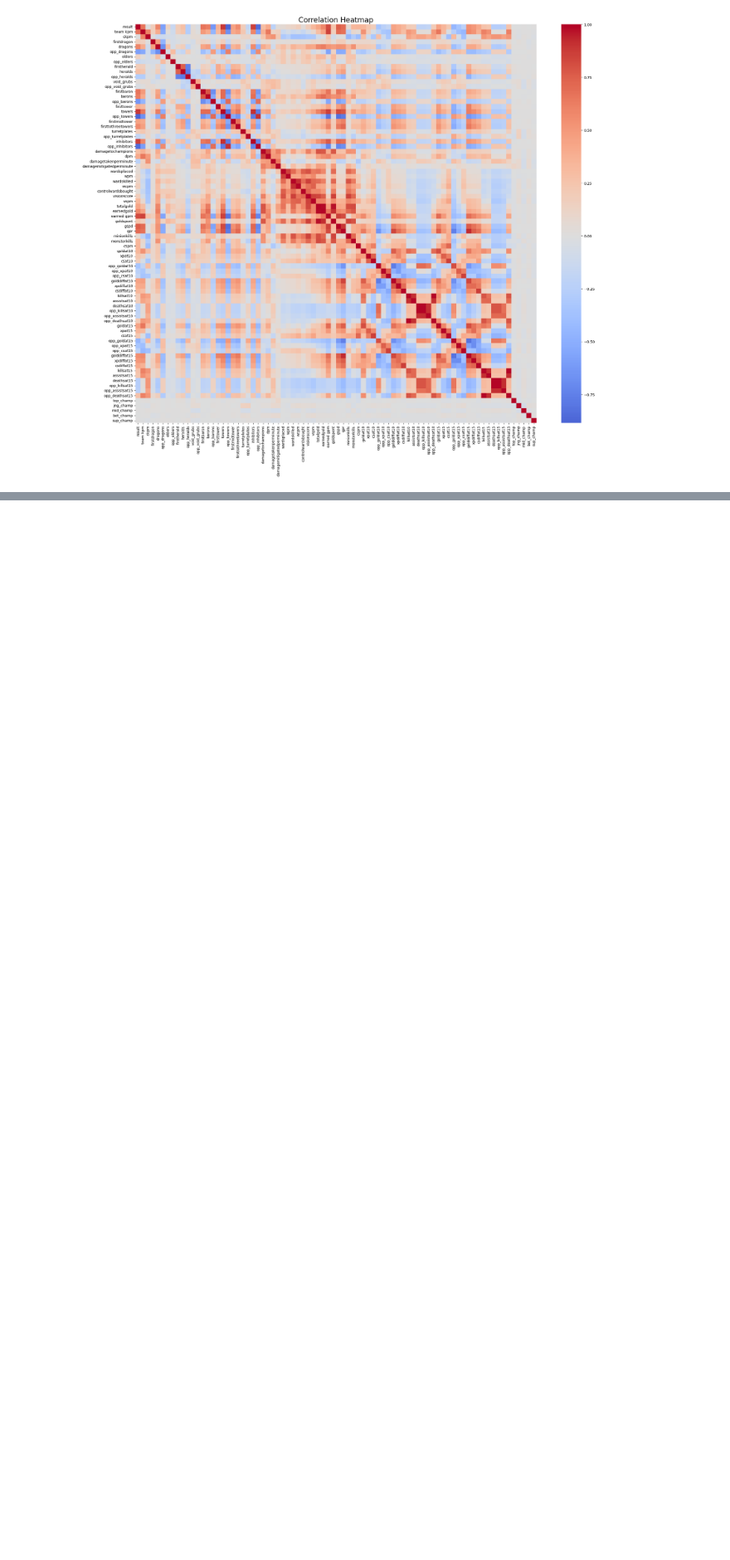
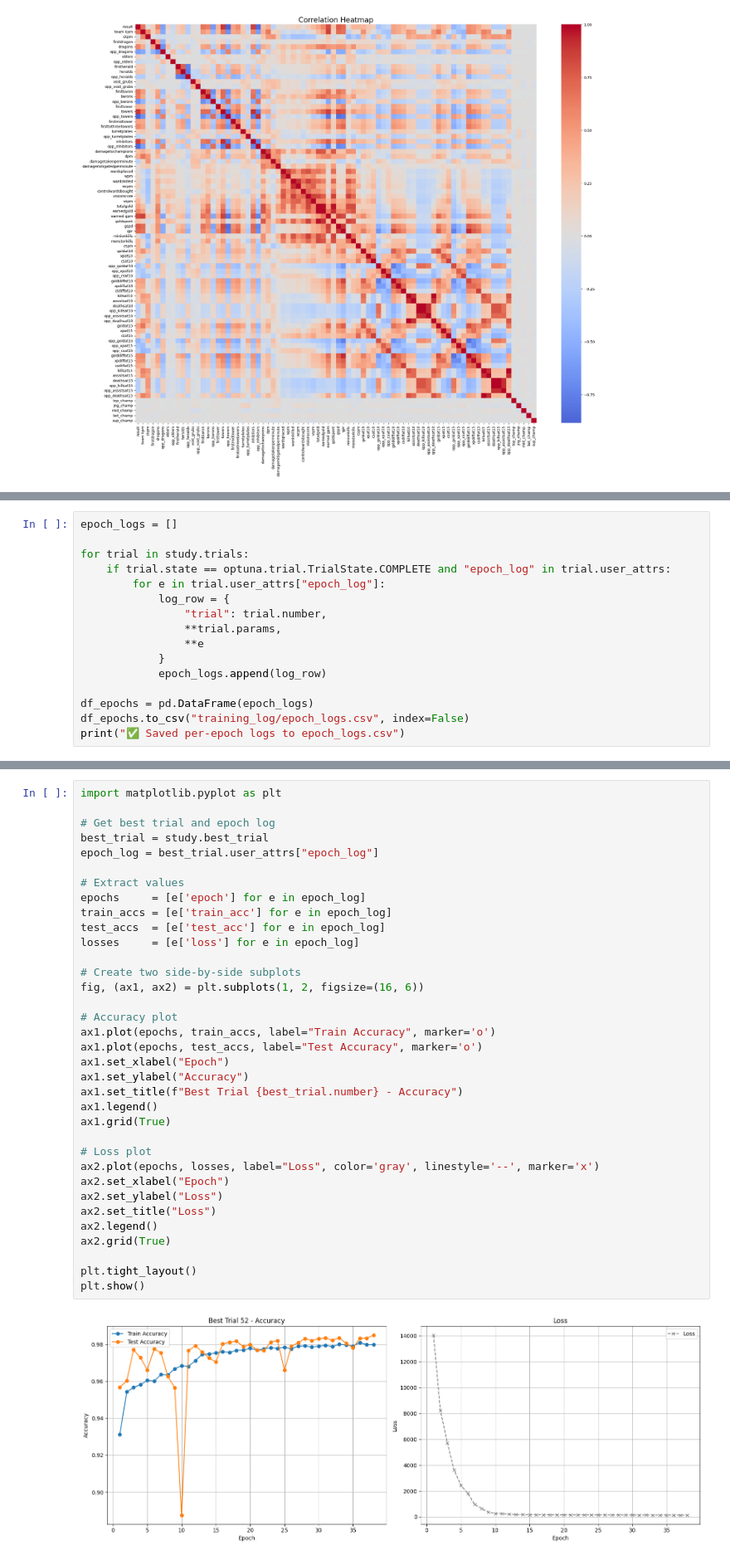
Before and after one commit to quiet98k/LOL-Win-Prediction, a Jupyter notebook: prediction.ipynb, the cells around one changed output, grey strips where cells are left out. Shown at 83% size. Saved outputs shown, nothing was run; the diff lists cells and outputs as text; blank space fills up the shorter version.

Commit message:
donw with training

```diff
--- a/prediction.ipynb
+++ b/prediction.ipynb
@@ -336,0 +569,16 @@ plt.show()
+# %%
+epoch_logs = []
+
+for trial in study.trials:
+    if trial.state == optuna.trial.TrialState.COMPLETE and "epoch_log" in trial.user_attrs:
+        for e in trial.user_attrs["epoch_log"]:
+            log_row = {
+                "trial": trial.number,
+                **trial.params,
+                **e
+            }
+            epoch_logs.append(log_row)
+
+df_epochs = pd.DataFrame(epoch_logs)
+df_epochs.to_csv("training_log/epoch_logs.csv", index=False)
+print("✅ Saved per-epoch logs to epoch_logs.csv")
@@ -336,0 +599,37 @@ plt.show()
+# %%
+import matplotlib.pyplot as plt
+
+# Get best trial and epoch log
+best_trial = study.best_trial
+epoch_log = best_trial.user_attrs["epoch_log"]
+
+# Extract values
+epochs     = [e['epoch'] for e in epoch_log]
+train_accs = [e['train_acc'] for e in epoch_log]
+test_accs  = [e['test_acc'] for e in epoch_log]
+losses     = [e['loss'] for e in epoch_log]
+
+# Create two side-by-side subplots
+fig, (ax1, ax2) = plt.subplots(1, 2, figsize=(16, 6))
+
+# Accuracy plot
+ax1.plot(epochs, train_accs, label="Train Accuracy", marker='o')
+ax1.plot(epochs, test_accs, label="Test Accuracy", marker='o')
+ax1.set_xlabel("Epoch")
+ax1.set_ylabel("Accuracy")
+ax1.set_title(f"Best Trial {best_trial.number} - Accuracy")
+ax1.legend()
+ax1.grid(True)
+
+# Loss plot
+ax2.plot(epochs, losses, label="Loss", color='gray', linestyle='--', marker='x')
+ax2.set_xlabel("Epoch")
+ax2.set_ylabel("Loss")
+ax2.set_title("Loss")
+ax2.legend()
+ax2.grid(True)
+
+plt.tight_layout()
+plt.show()
+# %% [output]
+[figure, added]
```
Also changed, not shown: parts of 15 cells of this notebook, 6 other files.
